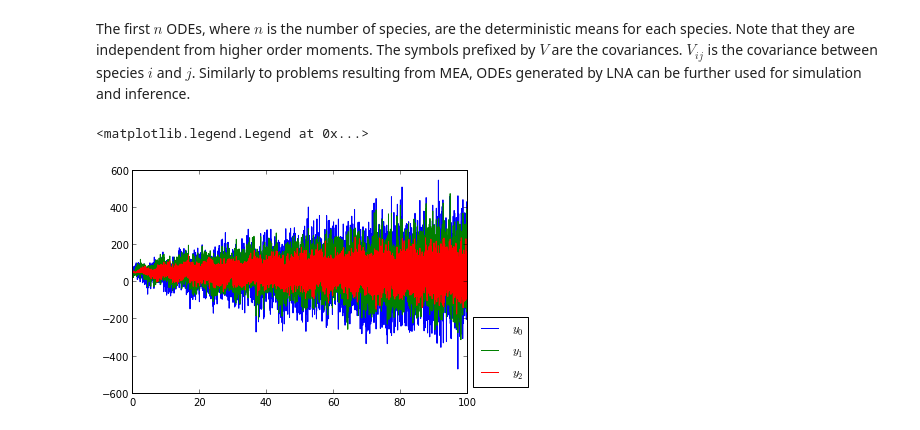
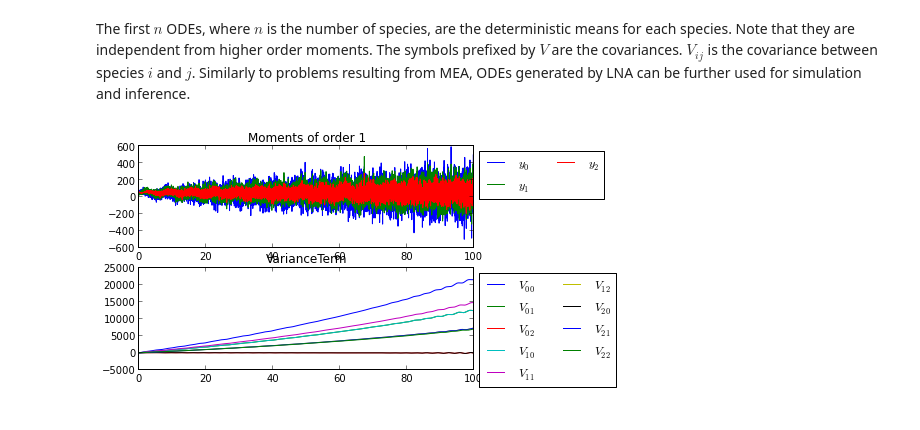
Before and after one commit to theosysbio/means, a Jupyter notebook: prototypes/examples/Tutorial/3. LNA.ipynb, the cells around one changed output. Saved outputs shown, nothing was run; the diff lists cells and outputs as text; code cells hidden in the pictures.

```diff
--- a/prototypes/examples/Tutorial/3. LNA.ipynb
+++ b/prototypes/examples/Tutorial/3. LNA.ipynb
@@ -25,7 +25,7 @@ MODEL_P53 = means.Model(constants=['c_0', 'c_1', 'c_2', 'c_3',
                                 'c_3*y_0',
                                 'c_4*y_1',
                                 'c_5*y_2'])
-problems_lna = means.lna_approximation(p53_model)
+problems_lna = means.lna_approximation(MODEL_P53)
 problems_lna
 # %% [output]
 <h1>ODEProblem</h1>
@@ -69,16 +67,10 @@ simulator = means.Simulation(problems_lna)
 # %%
+simulator = means.Simulation(problems_lna)
 import numpy as np
 constants = [90, 0.002, 1.7, 1.1, 0.93, 0.96, 0.01]
 initial_conditions = [70, 30, 60]
 time = np.arange(0, 100, 0.01)
-Trajectory = simulator.simulate_system(constants, initial_conditions, time)
+trajectory = simulator.simulate_system(constants, initial_conditions, time)
+trajectory.png
+# %% [output]
+[figure, added]
-# %%
-import matplotlib.pyplot as plt
-plt.figure()
-for traj in Trajectory:
-    if traj.description.order == 1:
-        traj.plot()
-plt.legend(loc='lower left', bbox_to_anchor = (1, 0))
-# %% [output]
-<matplotlib.legend.Legend at 0x...>
-[figure, removed]
```
Also changed, not shown: parts of 1 cell of this notebook.
